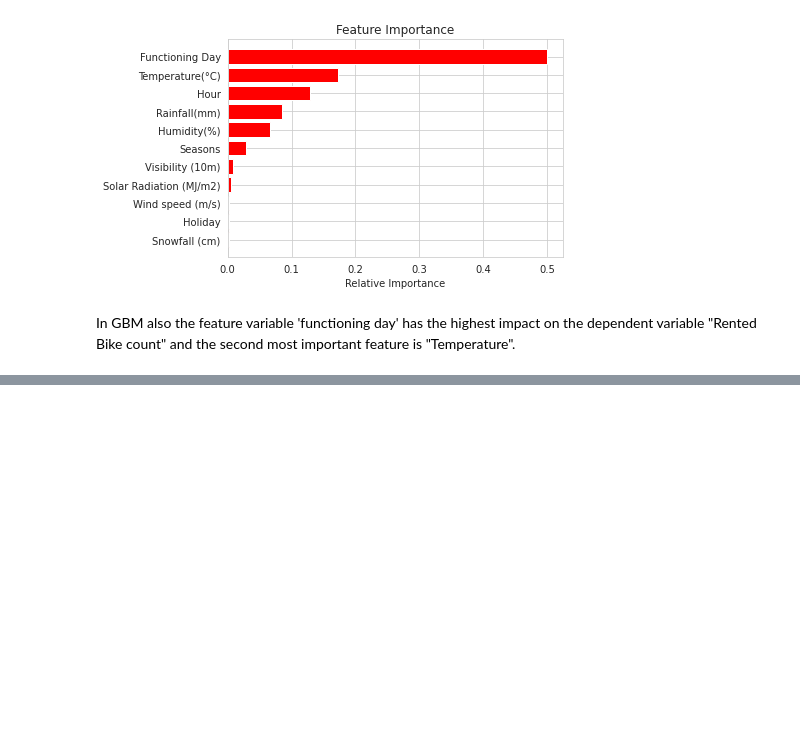
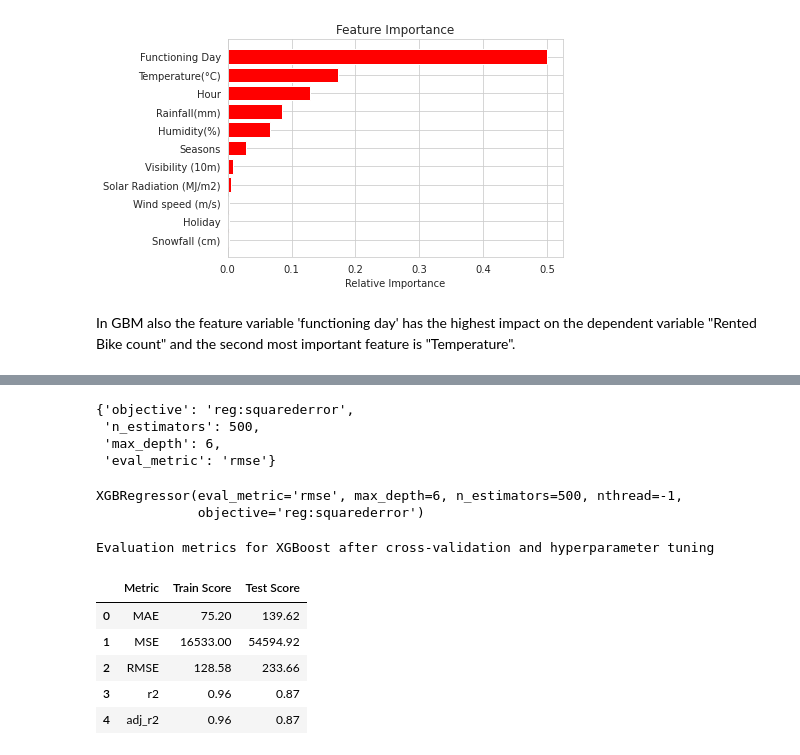
Before and after one commit to Deepakkarki24/Bike-Sharing-Demand-Prediction, a Jupyter notebook: Deepak_Karki_Bike_Sharing_Demand_Prediction_Capstone_Project.ipynb, the cells around one changed output, grey strips where cells are left out. Cells and saved outputs as stored; diff of their text form; code cells hidden in the pictures; blank space fills up the shorter version.

```diff
--- a/Deepak_Karki_Bike_Sharing_Demand_Prediction_Capstone_Project.ipynb
+++ b/Deepak_Karki_Bike_Sharing_Demand_Prediction_Capstone_Project.ipynb
@@ -1143,0 +1208,12 @@ In GBM also the feature variable 'functioning day' has the highest impact on the
+# %%
+xgb_grid.best_params_
+# %% [output]
+{'objective': 'reg:squarederror',
+ 'n_estimators': 500,
+ 'max_depth': 6,
+ 'eval_metric': 'rmse'}
+# %%
+xgb_grid.best_estimator_
+# %% [output]
+XGBRegressor(eval_metric='rmse', max_depth=6, n_estimators=500, nthread=-1,
+             objective='reg:squarederror')
@@ -1143,0 +1236,11 @@ In GBM also the feature variable 'functioning day' has the highest impact on the
+# %%
+print("Evaluation metrics for XGBoost after cross-validation and hyperparameter tuning")
+performance(xgb_optimal_model)
+# %% [output]
+Evaluation metrics for XGBoost after cross-validation and hyperparameter tuning
+|  | Metric | Train Score | Test Score |
+| 0 | MAE | 75.20 | 139.62 |
+| 1 | MSE | 16533.00 | 54594.92 |
+| 2 | RMSE | 128.58 | 233.66 |
+| 3 | r2 | 0.96 | 0.87 |
+| 4 | adj_r2 | 0.96 | 0.87 |
```
Also changed, not shown: parts of 21 cells of this notebook.
